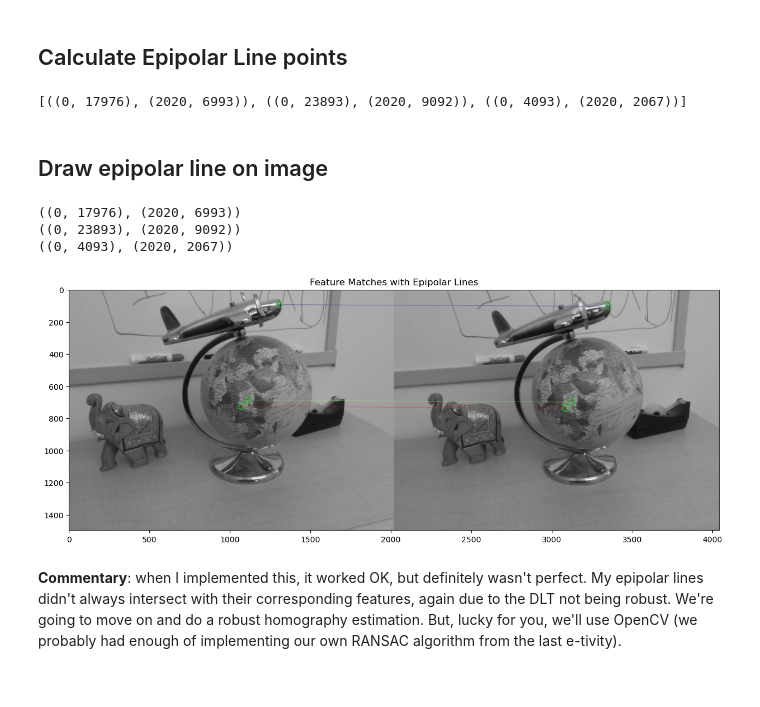
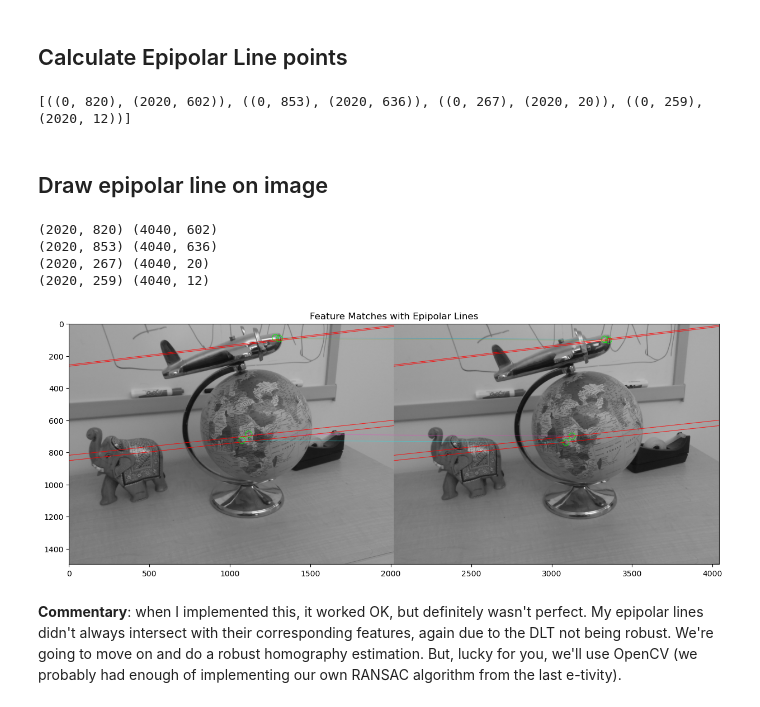
Before and after one commit to JamesBishop1973-coder/JamesB_CE5002_geom_vis, a Jupyter notebook: ETV3/Assignment_3a_EssentialMatrix_9117504.ipynb, the cells around one changed output. Cells and saved outputs as stored; diff of their text form; code cells hidden in the pictures.

Commit message:
A matrix was being incorrectly created, fixed

```diff
--- a/ETV3/Assignment_3a_EssentialMatrix_9117504.ipynb
+++ b/ETV3/Assignment_3a_EssentialMatrix_9117504.ipynb
@@ -193,29 +193,9 @@ At the end of these steps, print the essential matrix rank (Google to find the n
 # each set of correspondence points passsed to the function.
 
 def create_A_matrix(left_pts, rght_pts):
-
-      A = np.zeros((0,9)) # Initialize B matrix
-# Get the first pair of corresponding points between the left_pts and rght_pts arrays
-      x, y = left_pts[0][0], left_pts[0][1]
-      x_i, y_i = rght_pts[0][0], rght_pts[0][1]
-
-# Create the 2x9 A_i matrix for this pair
-      A_i = np.array([
-        [-x, -y, -1, 0, 0, 0, x_i*x, x_i*y, x_i],
-        [0, 0, 0, -x, -y, -1, y_i*x, y_i*y, y_i]
-        ])
-      A=A_i # Initialise A to the first calculated value of B_i
-
-# Iterate through the rest of the correspondence pairs
-      for i in range(1, len(left_pts)):
-          x, y = left_pts[i][0], left_pts[i][1]
-          x_i, y_i = rght_pts[i][0], rght_pts[i][1]
-
-    # Construct the two rows for each correspondence (B_i) and append to B
-          A_i = np.array([
-            [-x, -y, -1, 0, 0, 0, x_i*x, x_i*y, x_i],
-            [0, 0, 0, -x, -y, -1, y_i*x, y_i*y, y_i]
-            ])
-          A = np.append(A, A_i, axis=0)
-
-      return A
+    A = []
+    for i in range(len(left_pts)):
+        x,  y  = left_pts[i][0],  left_pts[i][1]
+        xi, yi = rght_pts[i][0], rght_pts[i][1]
+        A.append([xi*x, xi*y, xi, yi*x, yi*y, yi, x, y, 1])
+    return np.array(A)  # shape: (N, 9)
@@ -334,7 +316,7 @@ No need to do this for all the points - the drawing would be a mess. Just do it
 # Your code here
 
 # Pick 4 correspondences between left_pts and rght_pts and match the features between the frames
-N_PTS = 3
+N_PTS = 4
 
 img4 = cv2.drawMatches(imgL,kp1,imgR,kp2,matches[:N_PTS],None,flags=cv2.DrawMatchesFlags_NOT_DRAW_SINGLE_POINTS)
 plt.figure(figsize = (15,15)),plt.imshow(img4),plt.show();
@@ -468,26 +453,29 @@ for line in epipolar_lines_img:
     epi_points.append(points)
 print(epi_points)
 # %% [output]
-[((0, 17976), (2020, 6993)), ((0, 23893), (2020, 9092)), ((0, 4093), (2020, 2067))]
+[((0, 820), (2020, 602)), ((0, 853), (2020, 636)), ((0, 267), (2020, 20)), ((0, 259), (2020, 12))]
 # %% [markdown]
 ## Draw epipolar line on image
 # %%
-img = img_circle # Use the image with circles drawn on it
+img = img_circle.copy() # Use the image with circles drawn on it
 # Draw a blue line (BGR: 255, 0, 0)
-
+imgL_width = imgL.shape[1]
 for points in epi_points:
-    cv2.line(img, points[0], points[1], (255, 0, 0), 2)
-    print(points)
+    pt0 = (points[0][0] + imgL_width, points[0][1])
+    pt1 = (points[1][0] + imgL_width, points[1][1])
+    cv2.line(img, pt0, pt1, (255, 0, 0), 2)
+    print(pt0, pt1)
 # Display the image with epipolar line using matplotlib
 plt.figure(figsize = (15,15))
 plt.imshow(img)
 plt.title('Feature Matches with Epipolar Lines')
 plt.show()
 # %% [output]
-((0, 17976), (2020, 6993))
-((0, 23893), (2020, 9092))
-((0, 4093), (2020, 2067))
+(2020, 820) (4040, 602)
+(2020, 853) (4040, 636)
+(2020, 267) (4040, 20)
+(2020, 259) (4040, 12)
-[figure, old version]
+[figure, new version]
 # %% [markdown]
 **Commentary**: when I implemented this, it worked OK, but definitely wasn't perfect. My epipolar lines didn't always intersect with their corresponding features, again due to the DLT not being robust. We're going to move on and do a robust homography estimation. But, lucky for you, we'll use OpenCV (we probably had enough of implementing our own RANSAC algorithm from the last e-tivity).
 # %% [markdown]
```
Also changed, not shown: parts of 8 cells of this notebook.
